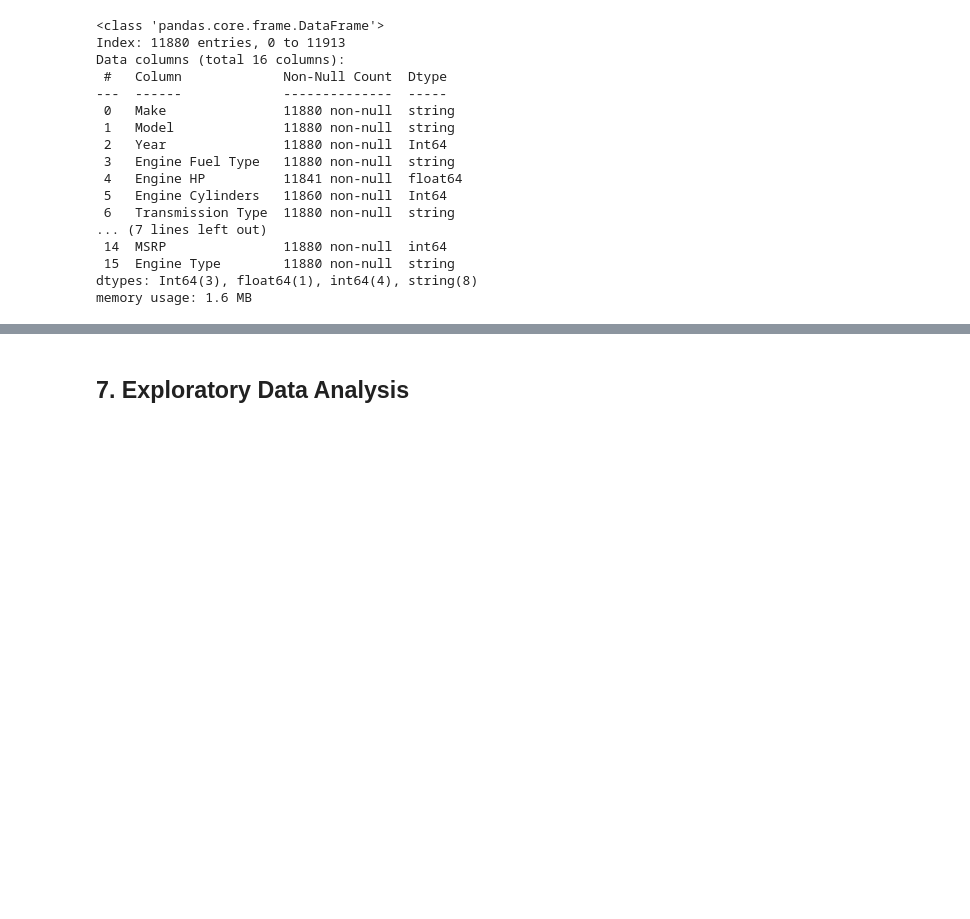
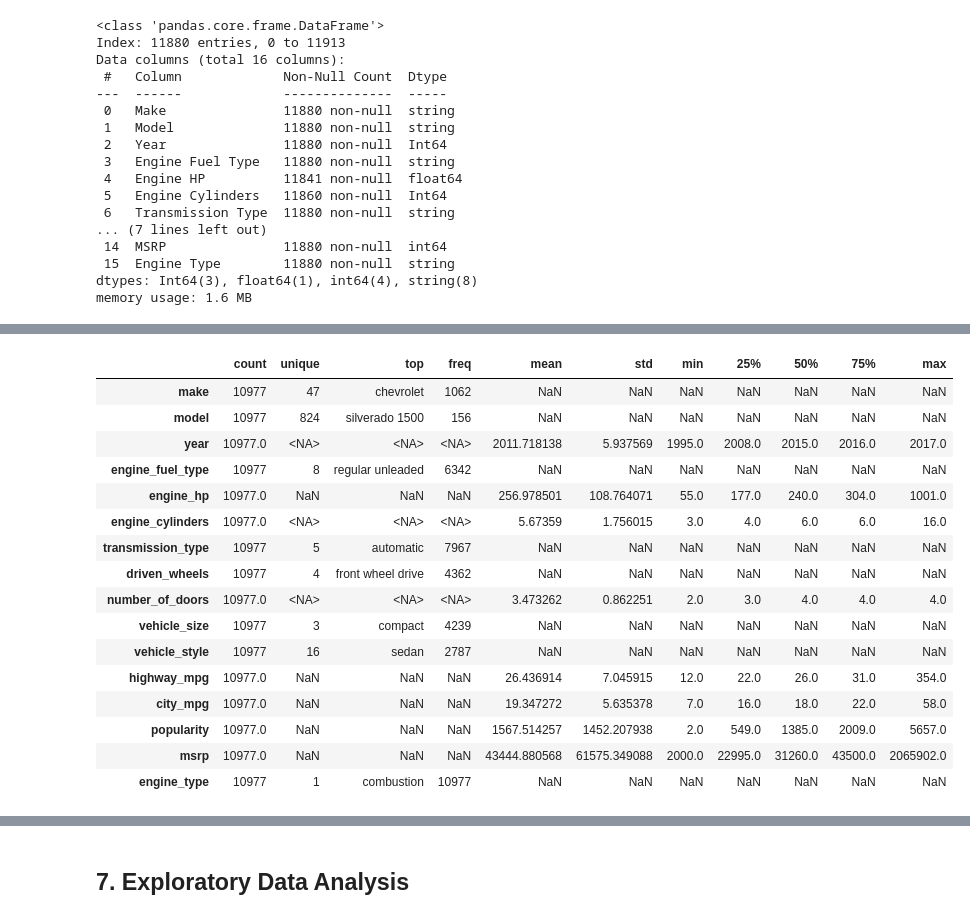
Before and after one commit to t-jor/car-market-analysis, a Jupyter notebook: notebooks/car_market_analysis.ipynb, the cells around one changed output, grey strips where cells are left out. Cells and saved outputs as stored; diff of their text form; code cells hidden in the pictures; blank space fills up the shorter version.

```diff
--- a/notebooks/car_market_analysis.ipynb
+++ b/notebooks/car_market_analysis.ipynb
@@ -641,0 +654,4 @@ df_car_clean.head()
+# %%
+# Create analysis dataset as a copy of the cleaned data | Processing Stage: "ANALYSIS"
+df_car_analysis = df_car_clean.copy()
+df_car_analysis.info()
@@ -641,0 +676,9 @@ df_car_clean.head()
+# %%
+# Filter for vehicles from model year 1995 and later
+df_car_analysis = df_car_analysis[df_car_analysis["year"] >= 1995]
+# %%
+# Filter for combustion engine vehicles only
+df_car_analysis = df_car_analysis[
+    df_car_analysis["engine_type"] == "combustion"
+]
+df_car_analysis.info()
@@ -641,0 +703,22 @@ df_car_clean.head()
+# %%
+# Check if data has been correctly filtered
+# min 'year' = '1995' / 'engine_type' only 'combustion'
+df_car_analysis.describe(include="all").T
+# %% [output]
+|  | count | unique | top | freq | mean | std | min | 25% | 50% | 75% | max |
+| make | 10977 | 47 | chevrolet | 1062 | NaN | NaN | NaN | NaN | NaN | NaN | NaN |
+| model | 10977 | 824 | silverado 1500 | 156 | NaN | NaN | NaN | NaN | NaN | NaN | NaN |
+| year | 10977.0 | <NA> | <NA> | <NA> | 2011.718138 | 5.937569 | 1995.0 | 2008.0 | 2015.0 | 2016.0 | 2017.0 |
+| engine_fuel_type | 10977 | 8 | regular unleaded | 6342 | NaN | NaN | NaN | NaN | NaN | NaN | NaN |
+| engine_hp | 10977.0 | NaN | NaN | NaN | 256.978501 | 108.764071 | 55.0 | 177.0 | 240.0 | 304.0 | 1001.0 |
+| engine_cylinders | 10977.0 | <NA> | <NA> | <NA> | 5.67359 | 1.756015 | 3.0 | 4.0 | 6.0 | 6.0 | 16.0 |
+| transmission_type | 10977 | 5 | automatic | 7967 | NaN | NaN | NaN | NaN | NaN | NaN | NaN |
+| driven_wheels | 10977 | 4 | front wheel drive | 4362 | NaN | NaN | NaN | NaN | NaN | NaN | NaN |
+| number_of_doors | 10977.0 | <NA> | <NA> | <NA> | 3.473262 | 0.862251 | 2.0 | 3.0 | 4.0 | 4.0 | 4.0 |
+| vehicle_size | 10977 | 3 | compact | 4239 | NaN | NaN | NaN | NaN | NaN | NaN | NaN |
+| vehicle_style | 10977 | 16 | sedan | 2787 | NaN | NaN | NaN | NaN | NaN | NaN | NaN |
+| highway_mpg | 10977.0 | NaN | NaN | NaN | 26.436914 | 7.045915 | 12.0 | 22.0 | 26.0 | 31.0 | 354.0 |
+| city_mpg | 10977.0 | NaN | NaN | NaN | 19.347272 | 5.635378 | 7.0 | 16.0 | 18.0 | 22.0 | 58.0 |
+| popularity | 10977.0 | NaN | NaN | NaN | 1567.514257 | 1452.207938 | 2.0 | 549.0 | 1385.0 | 2009.0 | 5657.0 |
+| msrp | 10977.0 | NaN | NaN | NaN | 43444.880568 | 61575.349088 | 2000.0 | 22995.0 | 31260.0 | 43500.0 | 2065902.0 |
+| engine_type | 10977 | 1 | combustion | 10977 | NaN | NaN | NaN | NaN | NaN | NaN | NaN |
```
Also changed, not shown: parts of 16 cells of this notebook.
